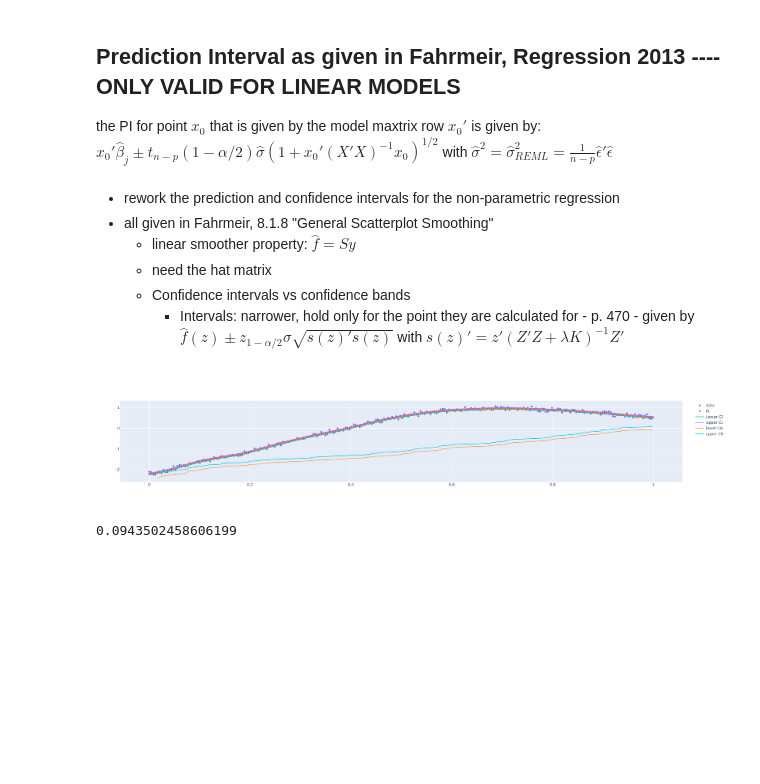
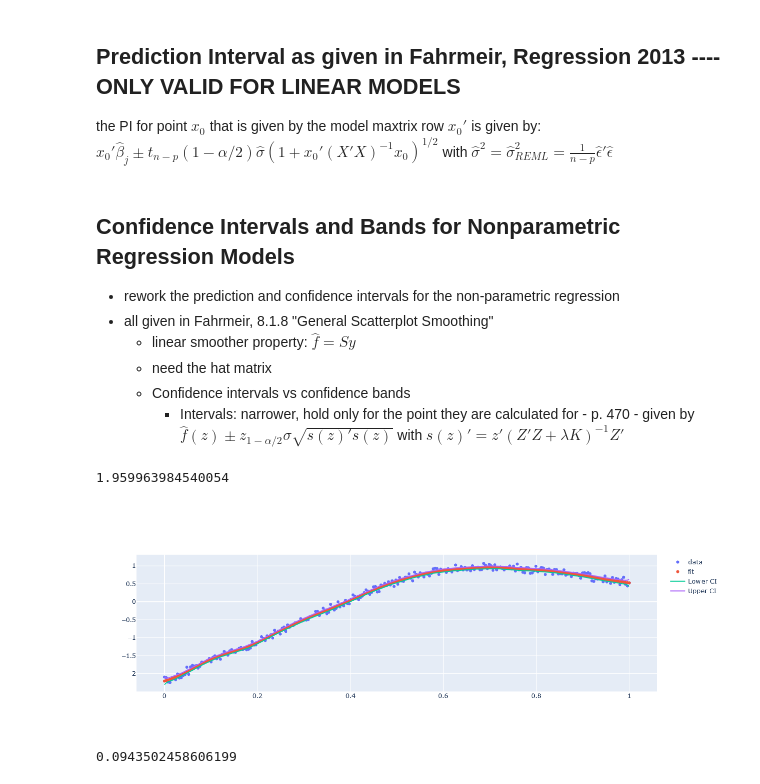
Before and after one commit to j-cap/Master-Thesis, a Jupyter notebook: Code/SplinesInPython/Testing_and_Typing.ipynb, the cells around one changed output. Cells and saved outputs as stored; diff of their text form; code cells hidden in the pictures; blank space fills up the shorter version.

```diff
--- a/Code/SplinesInPython/Testing_and_Typing.ipynb
+++ b/Code/SplinesInPython/Testing_and_Typing.ipynb
@@ -121,6 +125,7 @@ the CI is given as follows: $\hat \beta_j \pm t_{n-p}(1-\alpha/2) se_j$ with  $s
 
 the PI for point $x_0$ that is given by the model maxtrix row $x_0'$ is given by: $ x_0'\hat \beta_j \pm t_{n-p}(1-\alpha/2) \hat \sigma (1 + x_0'(X'X)^{-1}x_0)^{1/2}$  with  $\hat \sigma^2 = \hat \sigma_{REML}^2 = \frac{1}{n-p} \hat \epsilon' \hat \epsilon$
 # %% [markdown]
+## Confidence Intervals and Bands for Nonparametric Regression Models
 - rework the prediction and confidence intervals for the non-parametric regression
 - all given in Fahrmeir, 8.1.8 "General Scatterplot Smoothing"
   - linear smoother property: $\hat f = S y$
@@ -129,6 +134,10 @@ the PI for point $x_0$ that is given by the model maxtrix row $x_0'$ is given by
     - Intervals: narrower, hold only for the point they are calculated for - p. 470 - given by $\hat f(z) \pm z_{1-\alpha / 2} \sigma \sqrt{s(z)'s(z)}$ with $s(z)' = z'(Z'Z + \lambda K)^{-1}Z'$
 # %%
 from scipy.stats import norm
+# %%
+norm.ppf(1-0.025)
+# %% [output]
+1.959963984540054
 # %%
 # calculate s(z)'
 Z = M.basis
@@ -142,11 +151,10 @@ def CI(x, Z=Z, lambdaK=lambdaK, S=S):
     m = norm.ppf(1-0.05/2)
     sigma_hat = np.sqrt(1 / (Z.shape[0] - np.trace(2*S - S @ S.T)) * Z.shape[0] * M.mse)
 
-    z = [M.smooths[0].bspline(x=0.1, knots=M.smooths[0].knots, i=i, m=2) for i in range(len(M.coef_))]
+    z = [M.smooths[0].bspline(x=x, knots=M.smooths[0].knots, i=i, m=2) for i in range(len(M.coef_))]
     s = np.array(z).T @ np.linalg.inv(Z.T @ Z + lambdaK) @Z.T
 
     sqrt_sTs = np.sqrt(s.T @ s)
-
     y_m = y_p - m * sigma_hat * sqrt_sTs
     y_p = y_p + m * sigma_hat * sqrt_sTs
 
@@ -163,6 +171,7 @@ def CB_bonferroni(x, Z=Z, lambdaK=lambdaK, S=S):
     for i in range(len(M.coef_)):
         z[:,i] = M.smooths[0].bspline(x=x, knots=M.smooths[0].knots, i=i, m=2)
 
+
     s = z @ np.linalg.inv(Z.T @ Z + lambdaK) @Z.T
 
     sqrt_sTs = np.sqrt(np.diag(s @ s.T))
@@ -189,14 +196,14 @@ for i in x:
 # %%
 
 fig = go.Figure()
 fig.add_trace(go.Scatter(x=x, y=y, mode="markers", name="data"))
 fig.add_trace(go.Scatter(x=x, y=M.basis @ M.coef_, mode="markers", name="fit"))
 fig.add_trace(go.Scatter(x=x, y=y_m, mode="lines", name="Lower CI"))
 fig.add_trace(go.Scatter(x=x, y=y_p, mode="lines", name="Upper CI"))
-fig.add_trace(go.Scatter(x=rx, y=CB_bonferroni(x=x)[0], mode="lines", name="lower CB"))
-fig.add_trace(go.Scatter(x=rx, y=CB_bonferroni(x=x)[1], mode="lines", name="upper CB"))
+#fig.add_trace(go.Scatter(x=rx, y=CB_bonferroni(x=x)[0], mode="lines", name="lower CB"))
+#fig.add_trace(go.Scatter(x=rx, y=CB_bonferroni(x=x)[1], mode="lines", name="upper CB"))
 # %% [output]
-[figure, old version]
+[figure, new version]
 # %%
 z = [M.smooths[0].bspline(x=0.1, knots=M.smooths[0].knots, i=i, m=2) for i in range(len(M.coef_))]
 s = np.array(z).T @ np.linalg.inv(Z.T @ Z + lambdaK) @Z.T
```
Also changed, not shown: parts of 10 cells of this notebook, 1 other file.
